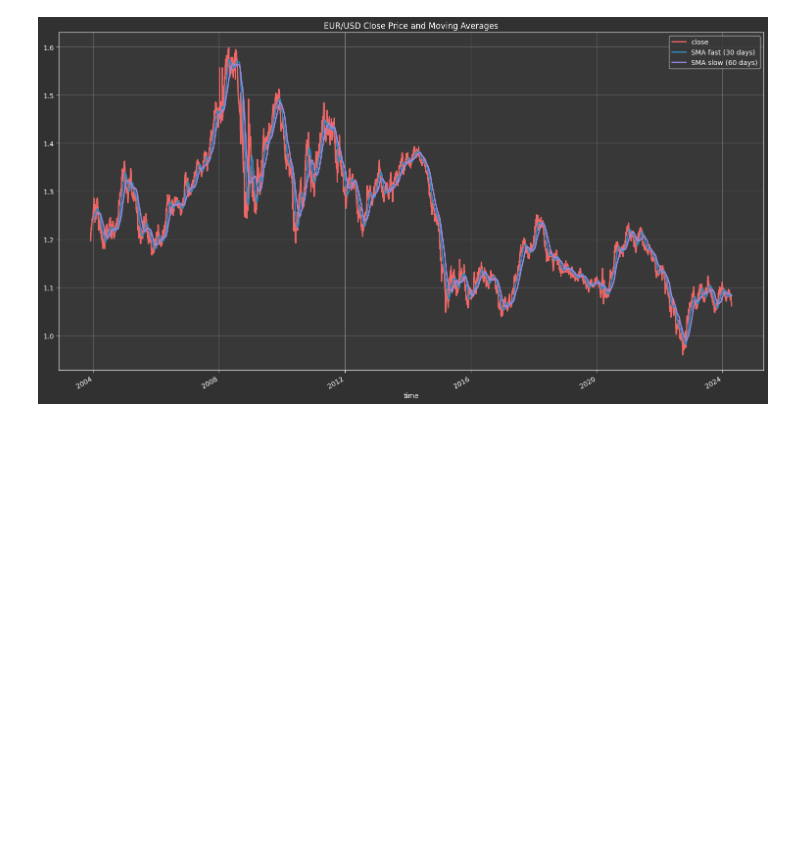
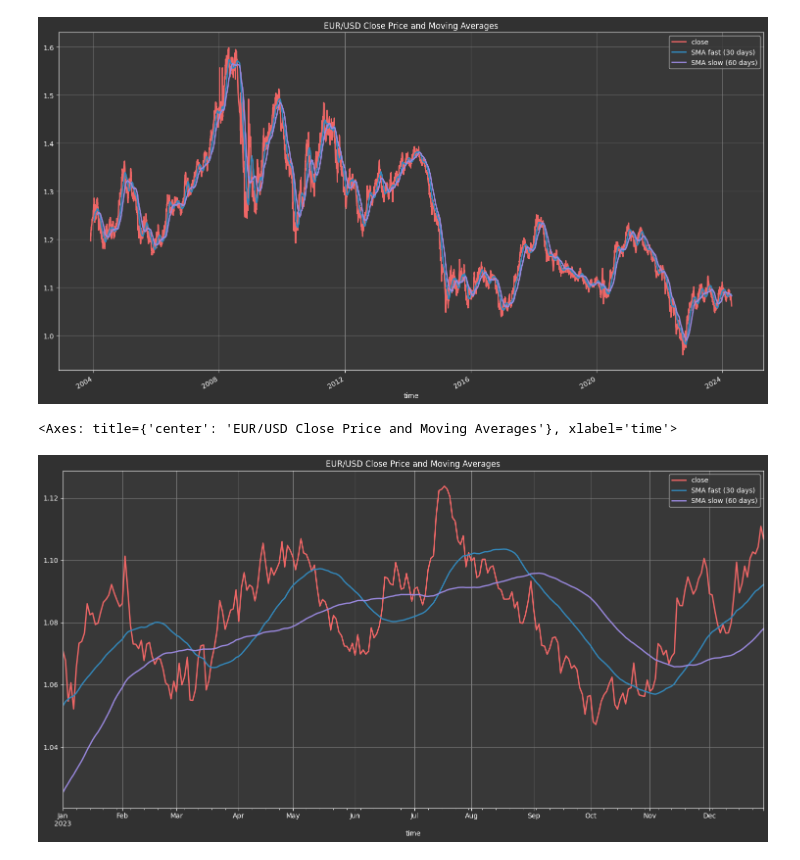
Before and after one commit to BernardoAguayoOrtega/algo-trading-from-a-to-z, a Jupyter notebook: yfinance.ipynb, the cells around one changed output. Cells and saved outputs as stored; diff of their text form; code cells hidden in the pictures; blank space fills up the shorter version.

```diff
--- a/yfinance.ipynb
+++ b/yfinance.ipynb
@@ -100,3 +100,8 @@ df[["close", "SMA fast (30 days)", "SMA slow (60 days)"]].plot(figsize=(15, 8),
 # %% [output]
 <Axes: title={'center': 'EUR/USD Close Price and Moving Averages'}, xlabel='time'>
 [figure]
+# %%
+df[["close", "SMA fast (30 days)", "SMA slow (60 days)"]].loc["2023"].plot(figsize=(15, 8), title="EUR/USD Close Price and Moving Averages")
+# %% [output]
+<Axes: title={'center': 'EUR/USD Close Price and Moving Averages'}, xlabel='time'>
+[figure, added]
```
